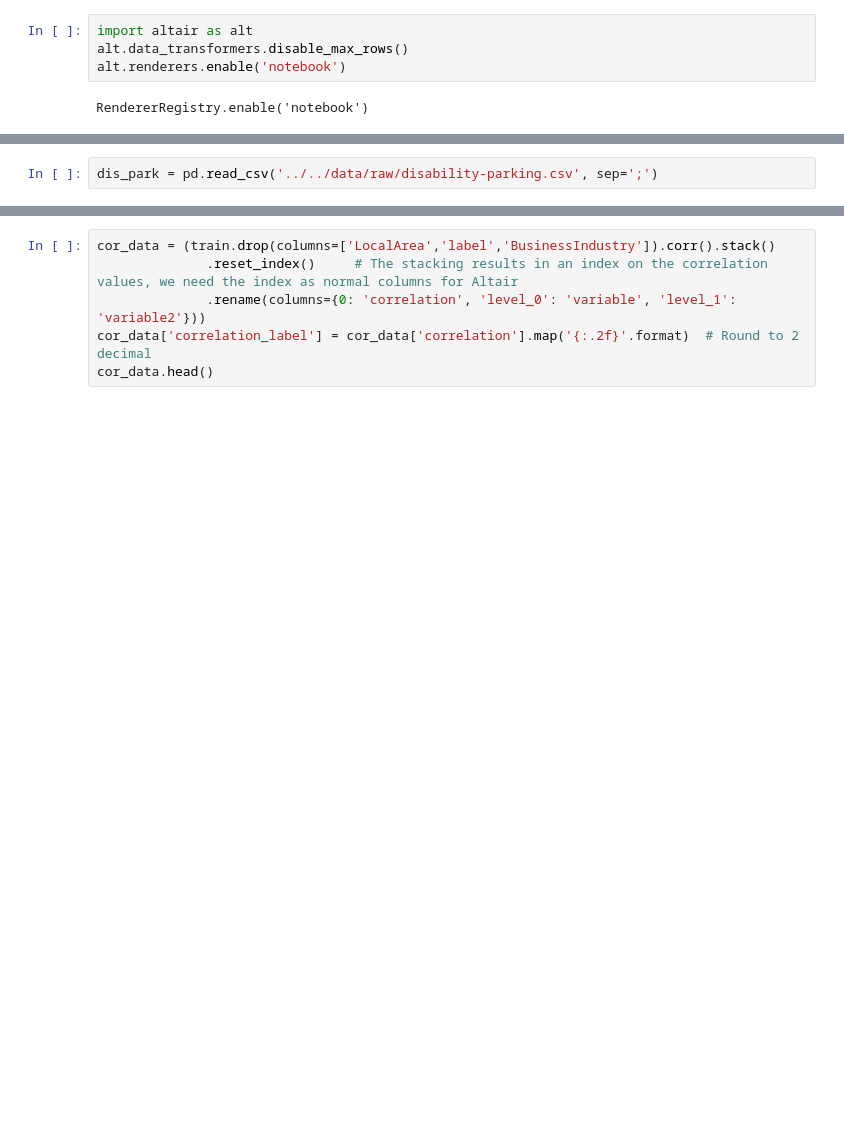
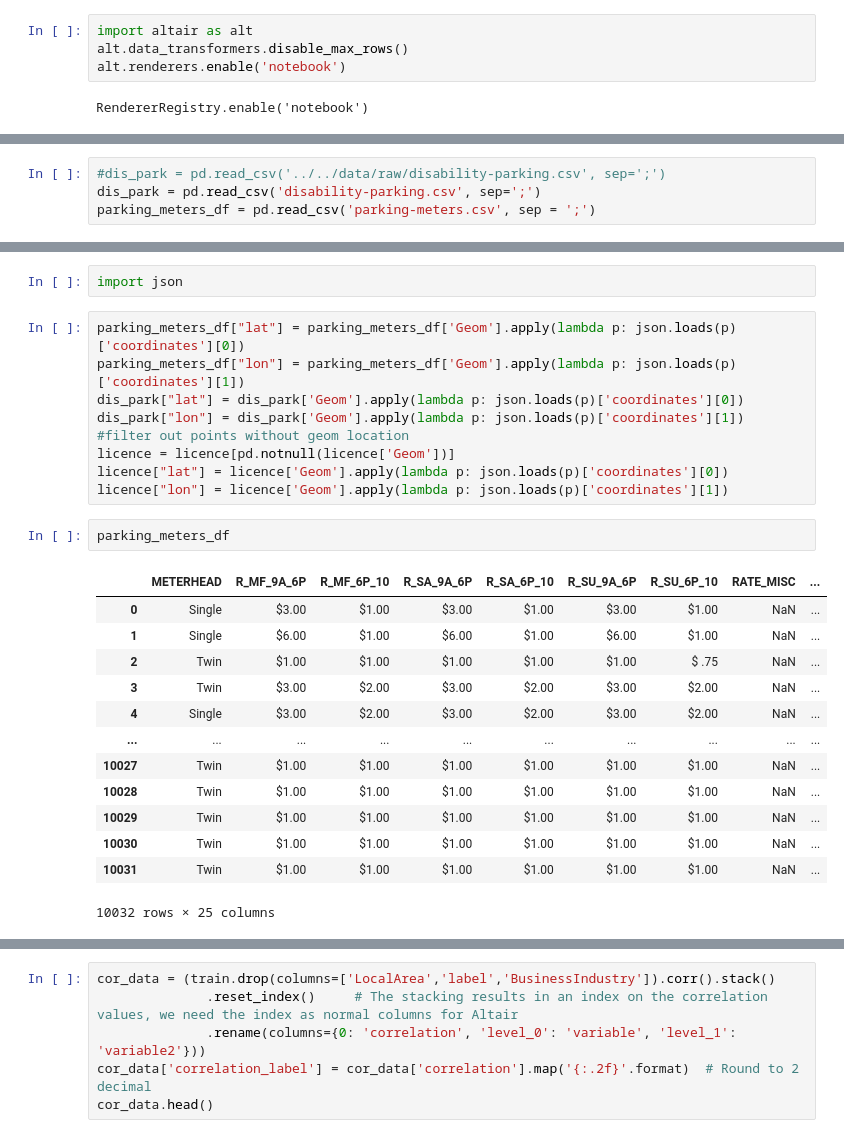
Before and after one commit to aakanksha023/EVAN, a Jupyter notebook: src/03_modelling/modelling.ipynb, the cells around one changed output, grey strips where cells are left out. Cells and saved outputs as stored; diff of their text form; blank space fills up the shorter version.

```diff
--- a/src/03_modelling/modelling.ipynb
+++ b/src/03_modelling/modelling.ipynb
@@ -126,2 +145,4 @@ alt.Chart(plot_df.reset_index()).mark_line().encode(
 # %%
-dis_park = pd.read_csv('../../data/raw/disability-parking.csv', sep=';')
+#dis_park = pd.read_csv('../../data/raw/disability-parking.csv', sep=';')
+dis_park = pd.read_csv('disability-parking.csv', sep=';')
+parking_meters_df = pd.read_csv('parking-meters.csv', sep = ';')
@@ -131,0 +149,27 @@ dis_park['Geom'][1]
+# %%
+import json
+# %%
+parking_meters_df["lat"] = parking_meters_df['Geom'].apply(lambda p: json.loads(p)['coordinates'][0])
+parking_meters_df["lon"] = parking_meters_df['Geom'].apply(lambda p: json.loads(p)['coordinates'][1])
+dis_park["lat"] = dis_park['Geom'].apply(lambda p: json.loads(p)['coordinates'][0])
+dis_park["lon"] = dis_park['Geom'].apply(lambda p: json.loads(p)['coordinates'][1])
+#filter out points without geom location
+licence = licence[pd.notnull(licence['Geom'])]
+licence["lat"] = licence['Geom'].apply(lambda p: json.loads(p)['coordinates'][0])
+licence["lon"] = licence['Geom'].apply(lambda p: json.loads(p)['coordinates'][1])
+# %%
+parking_meters_df
+# %% [output]
+|  | METERHEAD | R_MF_9A_6P | R_MF_6P_10 | R_SA_9A_6P | R_SA_6P_10 | R_SU_9A_6P | R_SU_6P_10 | RATE_MISC | ... |
+| 0 | Single | $3.00 | $1.00 | $3.00 | $1.00 | $3.00 | $1.00 | NaN | ... |
+| 1 | Single | $6.00 | $1.00 | $6.00 | $1.00 | $6.00 | $1.00 | NaN | ... |
+| 2 | Twin | $1.00 | $1.00 | $1.00 | $1.00 | $1.00 | $ .75 | NaN | ... |
+| 3 | Twin | $3.00 | $2.00 | $3.00 | $2.00 | $3.00 | $2.00 | NaN | ... |
+| 4 | Single | $3.00 | $2.00 | $3.00 | $2.00 | $3.00 | $2.00 | NaN | ... |
+| ... | ... | ... | ... | ... | ... | ... | ... | ... | ... |
+| 10027 | Twin | $1.00 | $1.00 | $1.00 | $1.00 | $1.00 | $1.00 | NaN | ... |
+| 10028 | Twin | $1.00 | $1.00 | $1.00 | $1.00 | $1.00 | $1.00 | NaN | ... |
+| 10029 | Twin | $1.00 | $1.00 | $1.00 | $1.00 | $1.00 | $1.00 | NaN | ... |
+| 10030 | Twin | $1.00 | $1.00 | $1.00 | $1.00 | $1.00 | $1.00 | NaN | ... |
+| 10031 | Twin | $1.00 | $1.00 | $1.00 | $1.00 | $1.00 | $1.00 | NaN | ... |
+10032 rows × 25 columns
```
Also changed, not shown: parts of 20 cells of this notebook.
